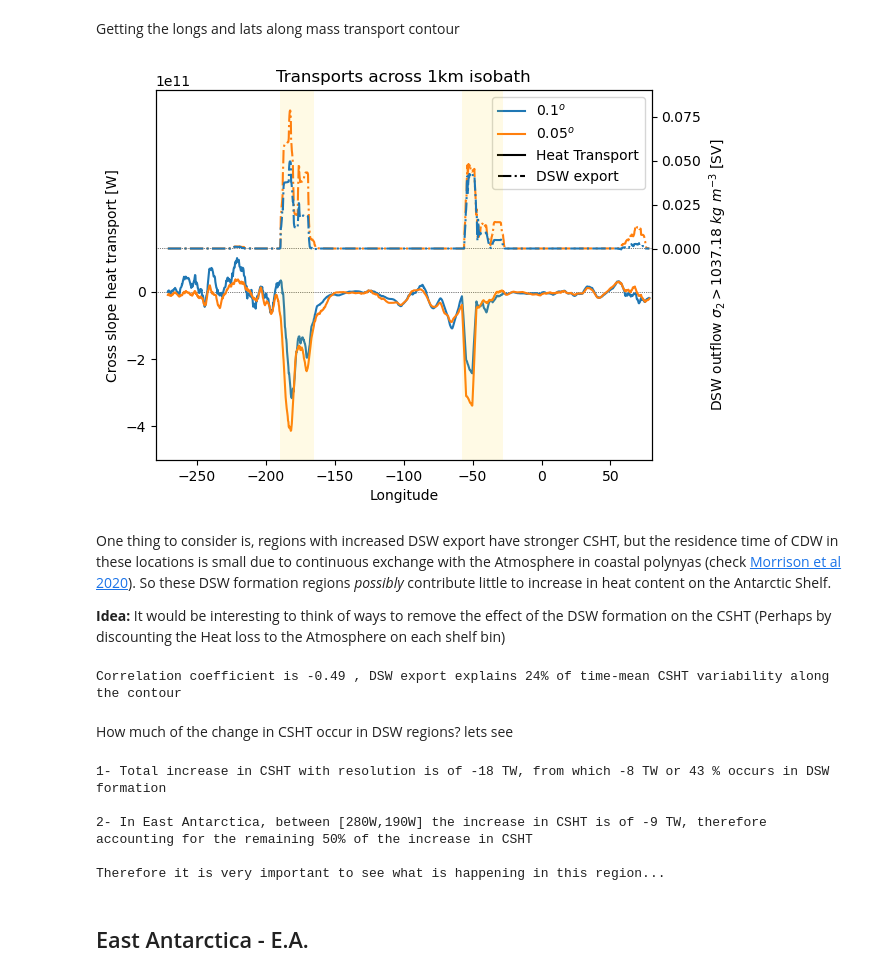
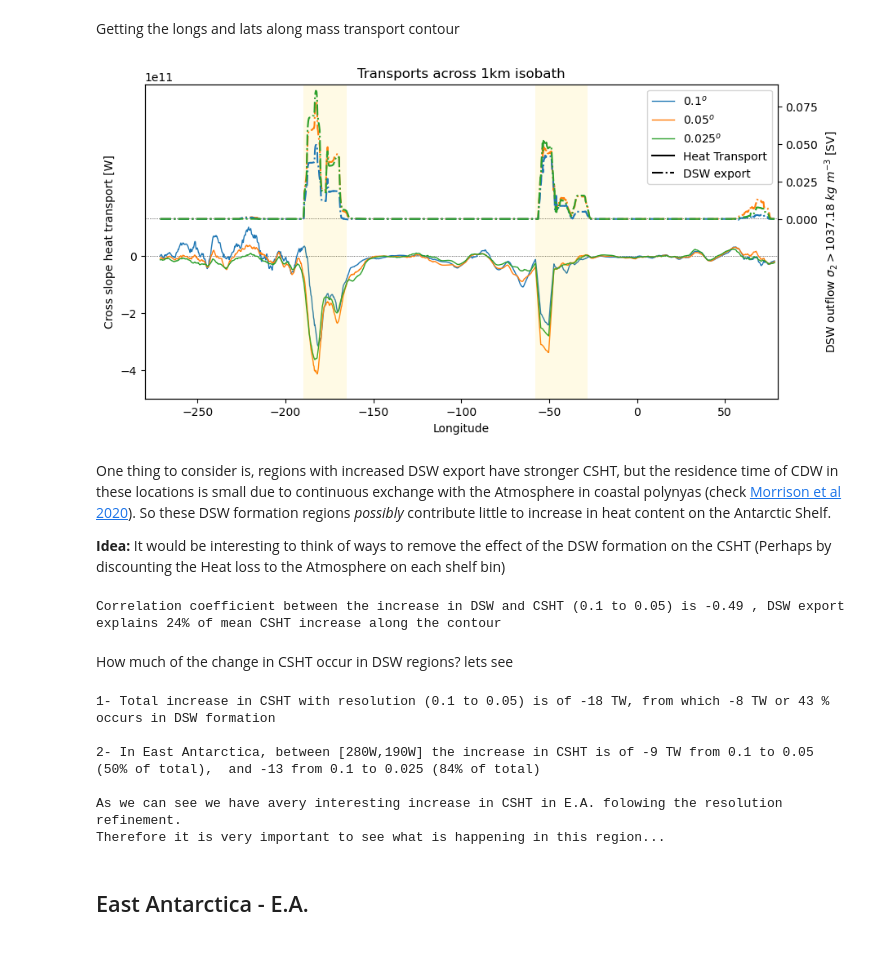
Before and after one commit to willaguiar/Panan_HT_ASC, a Jupyter notebook: Jupyter/CSHT_resolutions_totalandtimescales.ipynb, the cells around one changed output. Drawn from its saved outputs; the diff is of its cells as text; code cells hidden in the pictures.

```diff
--- a/Jupyter/CSHT_resolutions_totalandtimescales.ipynb
+++ b/Jupyter/CSHT_resolutions_totalandtimescales.ipynb
@@ -558,6 +561,7 @@ vol_transp_across_1000m_isobath_panan_005deg_jra55_ryf_1m_2000.nc')
 DSW_level=1037.18
 VT_p01_annualmean37_18=VT_p01.mean('time').where(VT_p01.rho2_l>=DSW_level).sum('rho2_l')
 VT_p005_annualmean37_18=VT_p005.mean('time').where(VT_p005.rho2_l>=DSW_level).sum('rho2_l')
+VT_p0025_annualmean37_18=VT_p0025.mean('time').where(VT_p0025.rho2_l>=DSW_level).sum('rho2_l')
 # %% [markdown]
 Plotting CSHT vs DSW export ( for sigma2>=1037.18)
 # %% [markdown]
@@ -659,3 +712,11 @@ cutout_latind=510
+# %%
+data_MT=xr.open_dataset('/home/156/wf4500/v45_wf4500/Project_panan/GH/Panan_HT_ASC/Processed_data/Mass_transport_contours.nc')
+MT01_lon_along_contour=np.array(data_MT.MT01_lon_along_contour)
+MT005_lon_along_contour=np.array(data_MT.MT005_lon_along_contour)
+MT0025_lon_along_contour=np.array(data_MT.MT0025_lon_along_contour)
+MT01_lat_along_contour=np.array(data_MT.MT01_lat_along_contour)
+MT005_lat_along_contour=np.array(data_MT.MT005_lat_along_contour)
+MT0025_lat_along_contour=np.array(data_MT.MT0025_lat_along_contour)
 # %%
 #Attributing longs and lats to the contours
 VT_p01_annualmean37_18['lonv']=MT01_lon_along_contour
@@ -664,6 +725,9 @@ VT_p01_annualmean37_18['latv']=MT01_lat_along_contour
 VT_p005_annualmean37_18['lonv']=MT005_lon_along_contour
 VT_p005_annualmean37_18['contour_index']=MT005_lon_along_contour
 VT_p005_annualmean37_18['latv']=MT005_lat_along_contour
+VT_p0025_annualmean37_18['lonv']=MT0025_lon_along_contour
+VT_p0025_annualmean37_18['contour_index']=MT0025_lon_along_contour
+VT_p0025_annualmean37_18['latv']=MT0025_lat_along_contour
 # %%
 # We need to bin the Mass transport into 3 degrees bins
 
@@ -674,17 +738,20 @@ edgepoints[-1]=P01_binned_CSHT_ZC_z.lon_bin_midpoints[-1]
 
 VT_p01_binnedv=VT_p01_annualmean37_18.groupby_bins("contour_index", edgepoints).sum()
 VT_p005_binnedv=VT_p005_annualmean37_18.groupby_bins("contour_index", edgepoints).sum()
+VT_p0025_binnedv=VT_p0025_annualmean37_18.groupby_bins("contour_index", edgepoints).sum()
 # %%
 rollwin=30
 from matplotlib.patches import Rectangle
 
-fig, ax1 = plt.subplots()
+#plt.figure(figsize=(10, 5))
+fig, ax1 = plt.subplots(figsize=(10, 5))
 #CSHT
 ax1.plot(P01_binned_CSHT_ZC_z.lon_bin_midpoints,\
-         P01_binned_CSHT_ZC_z.sum('z_l').rolling(lon_bin_midpoints=rollwin).mean(),label=r"$0.1^{o}$")
+         P01_binned_CSHT_ZC_z.sum('z_l').rolling(lon_bin_midpoints=rollwin).mean(),lw=1,label=r"$0.1^{o}$")
 ax1.plot(P005_binned_CSHT_ZC_z.lon_bin_midpoints,\
-         P005_binned_CSHT_ZC_z.sum('z_l').rolling(lon_bin_midpoints=rollwin).mean(),label=r"$0.05^{o}$")
-
+         P005_binned_CSHT_ZC_z.sum('z_l').rolling(lon_bin_midpoints=rollwin).mean(),lw=1,label=r"$0.05^{o}$")
+ax1.plot(P0025_binned_CSHT_ZC_z.lon_bin_midpoints,\
+         P0025_binned_CSHT_ZC_z.sum('z_l').rolling(lon_bin_midpoints=rollwin).mean(),lw=1,label=r"$0.025^{o}$")
 
 #for labels
 ax1.plot([-280,80],[1e13,1e13],color='black',label='Heat Transport',zorder=0)
@@ -698,34 +765,38 @@ plt.ylabel('Cross slope heat transport [W]')
 plt.legend()
 plt.ylim(-5e11,6e11)
 plt.xlim(-280,80)
 plt.xlabel('Longitude')
 
 #Mass transports
 ax2 = ax1.twinx()
 ax2.plot(P005_binned_CSHT_ZC_z.lon_bin_midpoints,\
          VT_p005_binnedv.vol_trans_across_contour.rolling(contour_index_bins=rollwin).mean(),\
         '-.',color="tab:orange")
 
 ax2.plot(P01_binned_CSHT_ZC_z.lon_bin_midpoints,\
          VT_p01_binnedv.vol_trans_across_contour.rolling(contour_index_bins=rollwin).mean(),\
         '-.',color="tab:blue")
 
+ax2.plot(P0025_binned_CSHT_ZC_z.lon_bin_midpoints,\
+         VT_p0025_binnedv.vol_trans_across_contour.rolling(contour_index_bins=rollwin).mean(),\
+        '-.',color="tab:green")
+
 
 ax2.add_patch(Rectangle((-190,-0.12), 190-165, 0.09+0.12,facecolor='gold',edgecolor ='none',alpha=0.1,zorder=0)) #First strong DSW formation region between [-190,-165]
 ax2.add_patch(Rectangle((-58,-0.12), 58-28, 0.09+0.12,facecolor='gold',edgecolor ='none',alpha=0.1,zorder=0))# Second strong DSW formation region between [-58,-28]
 
 
 plt.ylim(-0.12,0.09)
 plt.ylabel(r"DSW outflow $\sigma_{2}>1037.18\ kg\ m^{-3}$ [SV]")
 plt.xlim(-280,80)
 plt.yticks([0,0.025,0.05,0.075])
 
 plt.title('Transports across 1km isobath')
 
 
 plt.savefig(figdir+'RES_CSHTvsDSW_along_contour.png',dpi=300,bbox_inches='tight')
 # %% [output]
-[figure, old version]
+[figure, new version]
 # %% [markdown]
 One thing to consider is, regions with increased DSW export have stronger CSHT, but the residence time of CDW in these locations is small due to continuous exchange with the Atmosphere in coastal polynyas (check [Morrison et al 2020](https://www.science.org/doi/10.1126/sciadv.aav2516)). So these DSW formation regions *possibly* contribute little to increase in heat content on the Antarctic Shelf.
 
@@ -741,10 +812,10 @@ CSHT_change = np.nan_to_num(np.array(P005_binned_CSHT_ZC_z.sum('z_l').rolling(lo
 coefcorr = np.corrcoef(DSW_change,CSHT_change)[1,0]
 detcorr=coefcorr**2
 
-print('Correlation coefficient is ' + str(round(coefcorr,2)), \
-      ', DSW export explains ' + str(int(detcorr*100)) + '% of time-mean CSHT variability along the contour' )
+print('Correlation coefficient between the increase in DSW and CSHT (0.1 to 0.05) is ' + str(round(coefcorr,2)), \
+      ', DSW export explains ' + str(int(detcorr*100)) + '% of mean CSHT increase along the contour' )
 # %% [output]
-Correlation coefficient is -0.49 , DSW export explains 24% of time-mean CSHT variability along the contour
+Correlation coefficient between the increase in DSW and CSHT (0.1 to 0.05) is -0.49 , DSW export explains 24% of mean CSHT increase along the contour
 # %% [markdown]
 How much of the change in CSHT occur in DSW regions? lets see
 # %%
@@ -755,27 +826,36 @@ lon_bin_midpoints_masked = lon_bin_midpoints_masked.where((lon_bin_midpoints_mas
 lon_bin_midpoints_masked = (lon_bin_midpoints_masked*0) + 1
 # %%
 CSHTincrease_01to005 = (P005_binned_CSHT_ZC_z.sum('z_l').sum() - P01_binned_CSHT_ZC_z.sum('z_l').sum())/1e12
-
+CSHTincrease_01to0025 = (P0025_binned_CSHT_ZC_z.sum('z_l').sum() - P01_binned_CSHT_ZC_z.sum('z_l').sum())/1e12
 #All regions except DSW formation
 CSHTincrease_01to005_maskedDSW =  ((P005_binned_CSHT_ZC_z.sum('z_l')*lon_bin_midpoints_masked).sum()\
+                                   - (P01_binned_CSHT_ZC_z.sum('z_l')*lon_bin_midpoints_masked).sum())/1e12
+
+CSHTincrease_01to0025_maskedDSW =  ((P0025_binned_CSHT_ZC_z.sum('z_l')*lon_bin_midpoints_masked).sum()\
                                    - (P01_binned_CSHT_ZC_z.sum('z_l')*lon_bin_midpoints_masked).sum())/1e12
 #Only east Antarctica
 CSHTincrease_01to005_EA =  ((P005_binned_CSHT_ZC_z.sum('z_l').where(P005_binned_CSHT_ZC_z.lon_bin_midpoints<=-190)).sum()\
                                    - (P01_binned_CSHT_ZC_z.sum('z_l').where(P01_binned_CSHT_ZC_z.lon_bin_midpoints<=-190)).sum())/1e12
 
-print("\n1- Total increase in CSHT with resolution is of " + str(int(CSHTincrease_01to005)) +\
+CSHTincrease_01to0025_EA =  ((P0025_binned_CSHT_ZC_z.sum('z_l').where(P0025_binned_CSHT_ZC_z.lon_bin_midpoints<=-190)).sum()\
+                                   - (P01_binned_CSHT_ZC_z.sum('z_l').where(P01_binned_CSHT_ZC_z.lon_bin_midpoints<=-190)).sum())/1e12
+
+print("\n1- Total increase in CSHT with resolution (0.1 to 0.05) is of " + str(int(CSHTincrease_01to005)) +\
       " TW, from which " + str(int(CSHTincrease_01to005) - int(CSHTincrease_01to005_maskedDSW )) + " TW or " +\
       str(int((1-np.round(CSHTincrease_01to005_maskedDSW/CSHTincrease_01to005,2))*100)) + \
       " % occurs in DSW formation \n\n" + \
      "2- In East Antarctica, between [280W,190W] the increase in CSHT is of " +\
-     str(int(CSHTincrease_01to005_EA)) + " TW, therefore accounting for the remaining " +  \
-     str(int(CSHTincrease_01to005_EA*100/CSHTincrease_01to005)) + "% of the increase in CSHT \n\n" + \
-     "Therefore it is very important to see what is happening in this region...")
+     str(int(CSHTincrease_01to005_EA)) + " TW from 0.1 to 0.05 (" +  \
+     str(int(CSHTincrease_01to005_EA*100/CSHTincrease_01to005)) + "% of total), " + \
+      " and " + str(int(CSHTincrease_01to0025_EA)) + " from 0.1 to 0.025 (" + \
+      str(int(CSHTincrease_01to0025_EA*100/CSHTincrease_01to0025)) + "% of total) \n\n" +\
+     "As we can see we have avery interesting increase in CSHT in E.A. folowing the resolution refinement. \nTherefore it is very important to see what is happening in this region...")
 # %% [output]
-1- Total increase in CSHT with resolution is of -18 TW, from which -8 TW or 43 % occurs in DSW formation
+1- Total increase in CSHT with resolution (0.1 to 0.05) is of -18 TW, from which -8 TW or 43 % occurs in DSW formation
 
-2- In East Antarctica, between [280W,190W] the increase in CSHT is of -9 TW, therefore accounting for the remaining 50% of the increase in CSHT
+2- In East Antarctica, between [280W,190W] the increase in CSHT is of -9 TW from 0.1 to 0.05 (50% of total),  and -13 from 0.1 to 0.025 (84% of total)
 
+As we can see we have avery interesting increase in CSHT in E.A. folowing the resolution refinement.
 Therefore it is very important to see what is happening in this region...
 # %% [markdown]
 ## East Antarctica - E.A.
```
Also changed, not shown: parts of 69 cells of this notebook.
